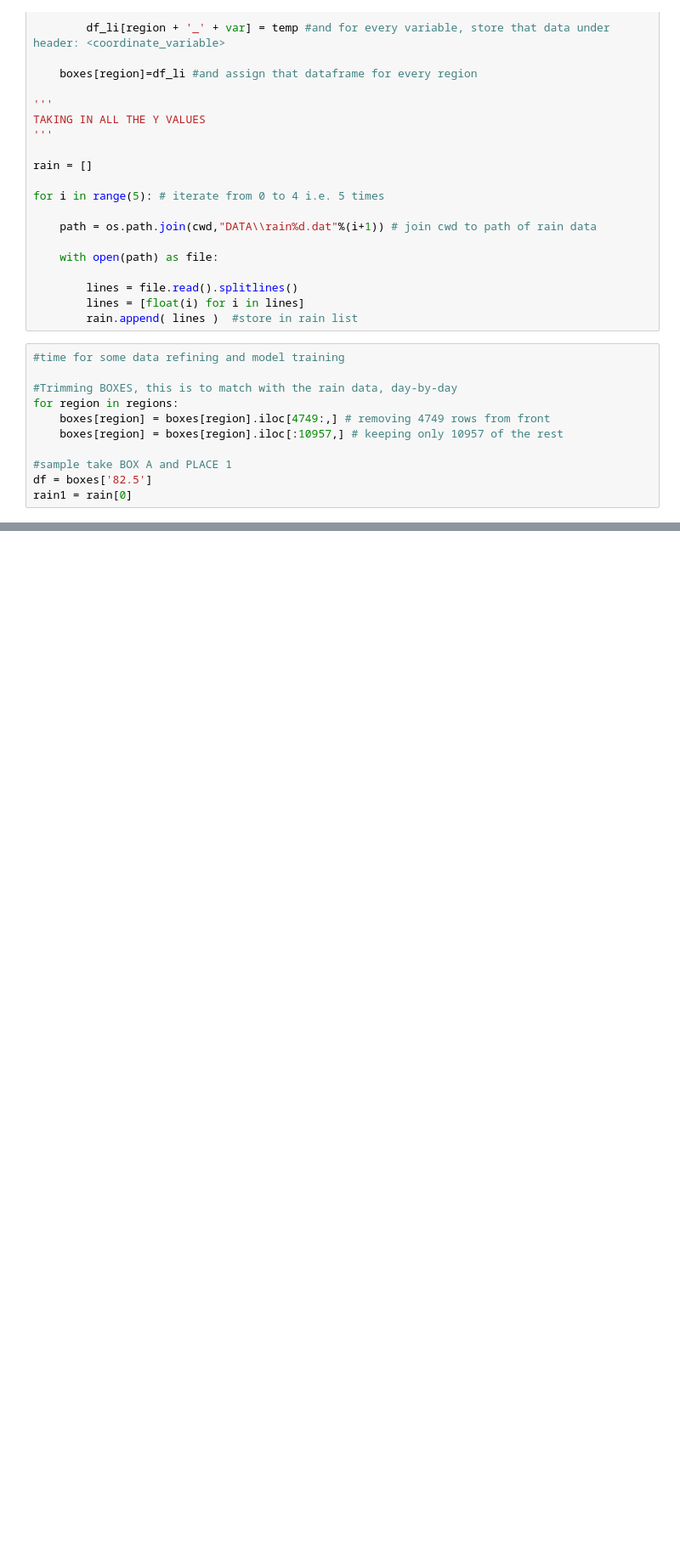
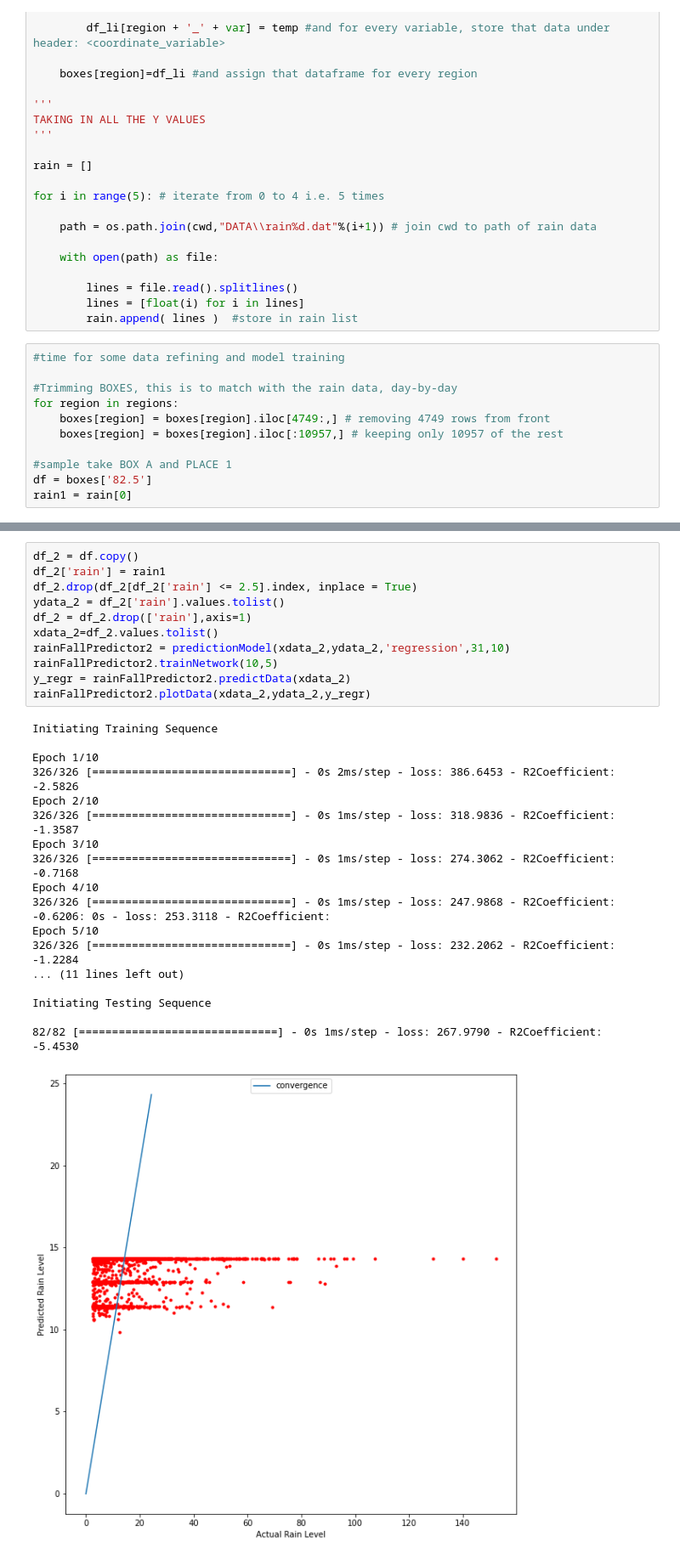
Before and after one commit to Kaushikdey647/RainfallData, a Jupyter notebook: DL_Notebook.ipynb, the cells around one changed output, grey strips where cells are left out. Shown at 85% size. Saved outputs shown, nothing was run; the diff lists cells and outputs as text; blank space fills up the shorter version.

```diff
--- a/DL_Notebook.ipynb
+++ b/DL_Notebook.ipynb
@@ -304,0 +305,30 @@ Initiating Testing Sequence
+# %%
+df_2 = df.copy()
+df_2['rain'] = rain1
+df_2.drop(df_2[df_2['rain'] <= 2.5].index, inplace = True)
+ydata_2 = df_2['rain'].values.tolist()
+df_2 = df_2.drop(['rain'],axis=1)
+xdata_2=df_2.values.tolist()
+rainFallPredictor2 = predictionModel(xdata_2,ydata_2,'regression',31,10)
+rainFallPredictor2.trainNetwork(10,5)
+y_regr = rainFallPredictor2.predictData(xdata_2)
+rainFallPredictor2.plotData(xdata_2,ydata_2,y_regr)
+# %% [output]
+Initiating Training Sequence
+
+Epoch 1/10
+326/326 [==============================] - 0s 2ms/step - loss: 386.6453 - R2Coefficient: -2.5826
+Epoch 2/10
+326/326 [==============================] - 0s 1ms/step - loss: 318.9836 - R2Coefficient: -1.3587
+Epoch 3/10
+326/326 [==============================] - 0s 1ms/step - loss: 274.3062 - R2Coefficient: -0.7168
+Epoch 4/10
+326/326 [==============================] - 0s 1ms/step - loss: 247.9868 - R2Coefficient: -0.6206: 0s - loss: 253.3118 - R2Coefficient:
+Epoch 5/10
+326/326 [==============================] - 0s 1ms/step - loss: 232.2062 - R2Coefficient: -1.2284
+... (11 lines left out)
+
+Initiating Testing Sequence
+
+82/82 [==============================] - 0s 1ms/step - loss: 267.9790 - R2Coefficient: -5.4530
+[figure, added]
```
Also changed, not shown: parts of 6 cells of this notebook.
